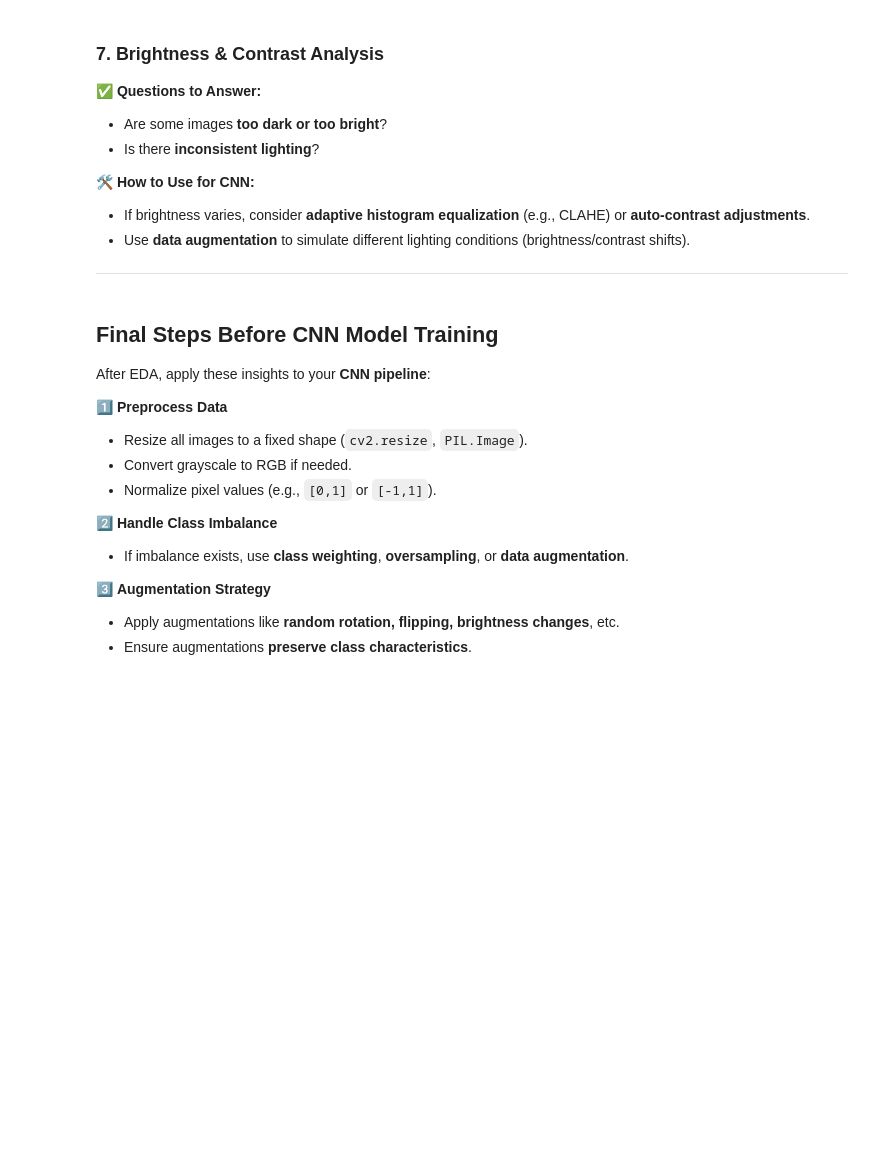
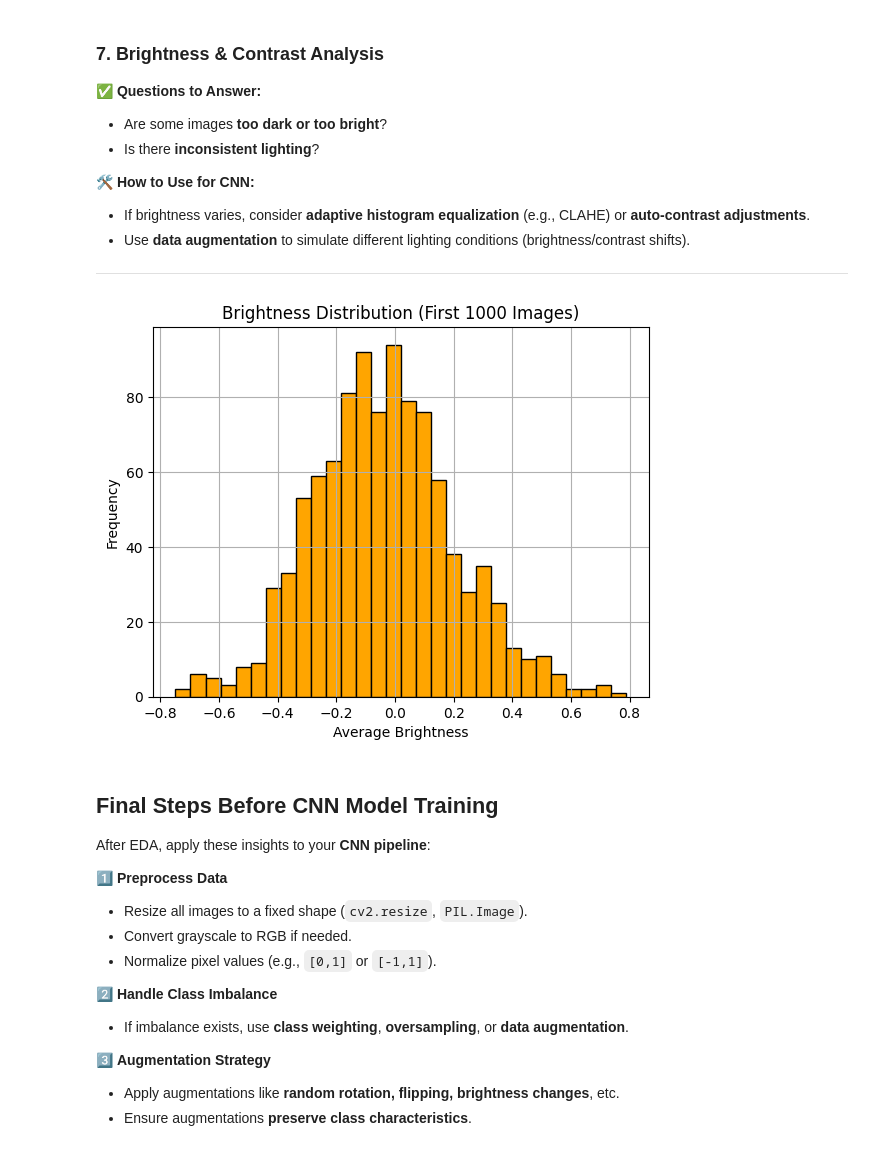
Before and after one commit to itoshiyanazawa/cnn_project, a Jupyter notebook: Untitled0.ipynb, the cells around one changed output. Saved outputs shown, nothing was run; the diff lists cells and outputs as text; code cells hidden in the pictures; blank space fills up the shorter version.

```diff
--- a/Untitled0.ipynb
+++ b/Untitled0.ipynb
@@ -216,6 +276,22 @@ Test set class distribution: Counter({3: 1000, 8: 1000, 0: 1000, 6: 1000, 1: 100
    - Use **data augmentation** to simulate different lighting conditions (brightness/contrast shifts).
 
 ---
+# %%
+def compute_brightness(image_tensor):
+    # Convert to grayscale: use luminance formula
+    gray = 0.299 * image_tensor[0] + 0.587 * image_tensor[1] + 0.114 * image_tensor[2]
+    return gray.mean().item()
+
+brightness_values = [compute_brightness(trainset[i][0]) for i in range(1000)]
+
+plt.hist(brightness_values, bins=30, color='orange', edgecolor='black')
+plt.title("Brightness Distribution (First 1000 Images)")
+plt.xlabel("Average Brightness")
+plt.ylabel("Frequency")
+plt.grid(True)
+plt.show()
+# %% [output]
+[figure, added]
 # %% [markdown]
 ## **Final Steps Before CNN Model Training**
 After EDA, apply these insights to your **CNN pipeline**:
```
Also changed, not shown: parts of 7 cells of this notebook.
